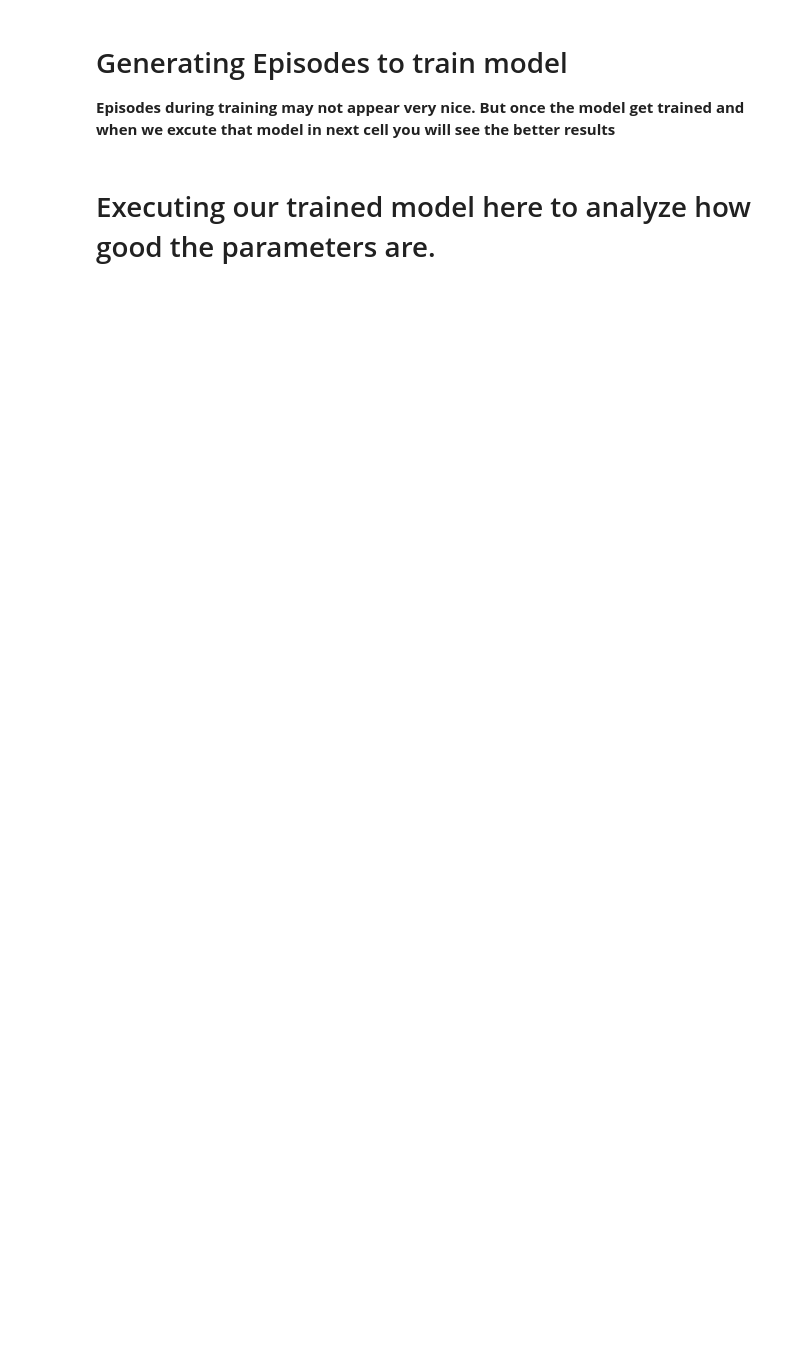
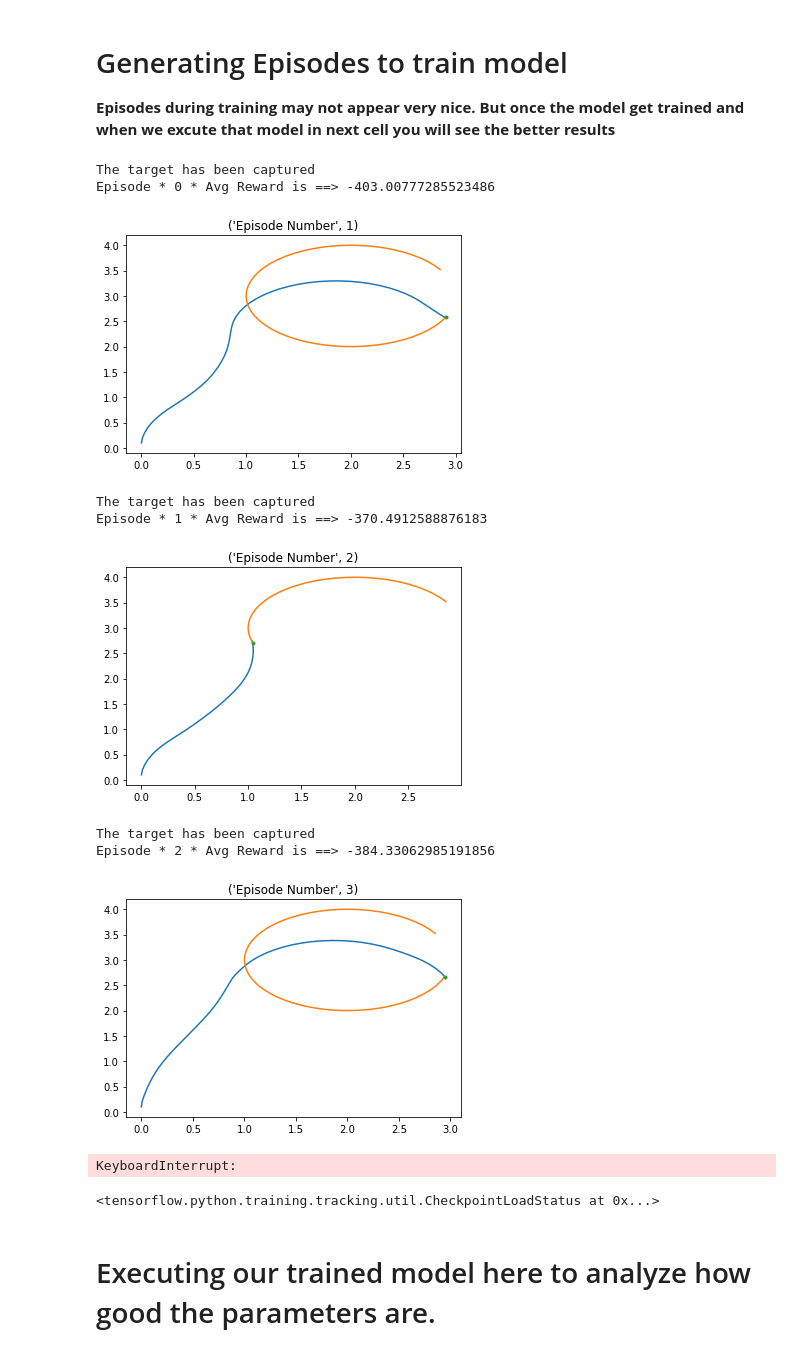
Before and after one commit to epileptickkid/dubins-rl, a Jupyter notebook: dubins car interception.ipynb, the cells around one changed output. Cells and saved outputs as stored; diff of their text form; code cells hidden in the pictures; blank space fills up the shorter version.

```diff
--- a/dubins car interception.ipynb
+++ b/dubins car interception.ipynb
@@ -301,7 +322,7 @@ dt = 0.1
 #cor0_e = [np.random.uniform(-3,3) , np.random.uniform(-1,5)] #начальные координаты цели x0_e, y0_e
 cor0_p = [0, 0, pi/2]
 w = 1
-R = 2
+R = 1
 phi0 = np.pi/7
 
 
@@ -359,10 +382,10 @@ avg_reward_list = []
 #lists with actor's / critic's losses
 critic_loss_list = []
 actor_loss_list = []
-
+terminal = 0.1
 # Takes about 20 min to train
 for ep in range(num_episodes):
-    cor0 = (np.random.uniform(-3,3) , np.random.uniform(-3,3))
+    cor0 = (2 , 3)
     #w = np.random.uniform(-5,5)
     #R = np.random.uniform(0,5)
     sys_state = [0 , 0 , np.pi/2 , cor0[0] , cor0[1]]
@@ -382,7 +405,7 @@ for ep in range(num_episodes):
     dt = 0.1
     #while True:
     for i in range(num_steps):
-      if leng(sys_state) > 0.2:
+      if leng(sys_state) > terminal:
         tf_prev_state = tf.expand_dims(tf.convert_to_tensor(red_state), 0)
 
         action = policy(tf_prev_state, ou_noise)
@@ -414,33 +437,44 @@ for ep in range(num_episodes):
       else:
         print('The target has been captured')
         break
 
 
 
     xc1 = [sys_state[3]]
     yc1 = [sys_state[4]]
 
     ep_reward_list.append(episodic_reward)
 
     ep_actor_loss_list.append(episodic_loss_actor)
     ep_critic_loss_list.append(episodic_loss_critic)
 
     # Mean of last 40 episodes
     avg_actor_loss = np.mean(ep_actor_loss_list[-num_episodes:])
     avg_critic_loss = np.mean(ep_critic_loss_list[-num_episodes:])
 
     critic_loss_list.append(avg_critic_loss)
     actor_loss_list.append(avg_actor_loss)
 
     avg_reward = np.mean(ep_reward_list[-num_episodes:])
     print("Episode * {} * Avg Reward is ==> {}".format(ep, avg_reward))
     avg_reward_list.append(avg_reward)
     plt.plot(xc,yc)
     plt.plot(xce,yce)
     plt.plot(xc1,yc1,'.')
     title = 'Episode Number', ep+1
     plt.title(title)
     plt.show()
+# %% [output]
+The target has been captured
+Episode * 0 * Avg Reward is ==> -403.00777285523486
+[figure, added]
+The target has been captured
+Episode * 1 * Avg Reward is ==> -370.4912588876183
+[figure, added]
+The target has been captured
+Episode * 2 * Avg Reward is ==> -384.33062985191856
+[figure, added]
+KeyboardInterrupt:
 # %%
 # Plotting graph
 # Episodes versus Avg. Rewards
@@ -465,6 +499,8 @@ actor_model.load_weights('./checkpoints/lr_0.001')
 # %%
 #actor_model.save_weights('./checkpoints/lr_0.002')
-#actor_model.load_weights('./checkpoints/my_checkpoint_26_01_400ep')
+actor_model.load_weights('./checkpoints/antica')
+# %% [output]
+<tensorflow.python.training.tracking.util.CheckpointLoadStatus at 0x...>
 # %% [markdown]
 # Executing our trained model here to analyze how good the parameters are.
 # %%
```
Also changed, not shown: parts of 8 cells of this notebook.
